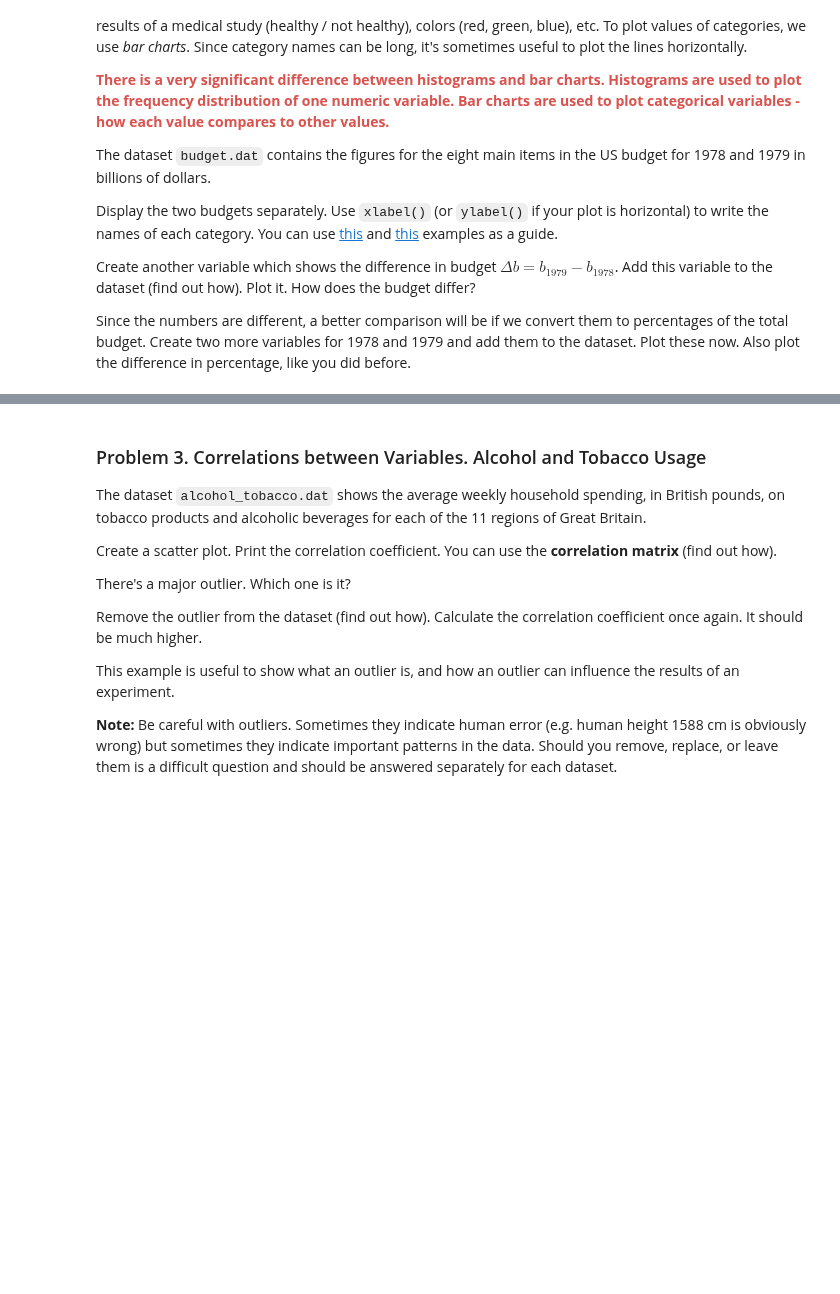
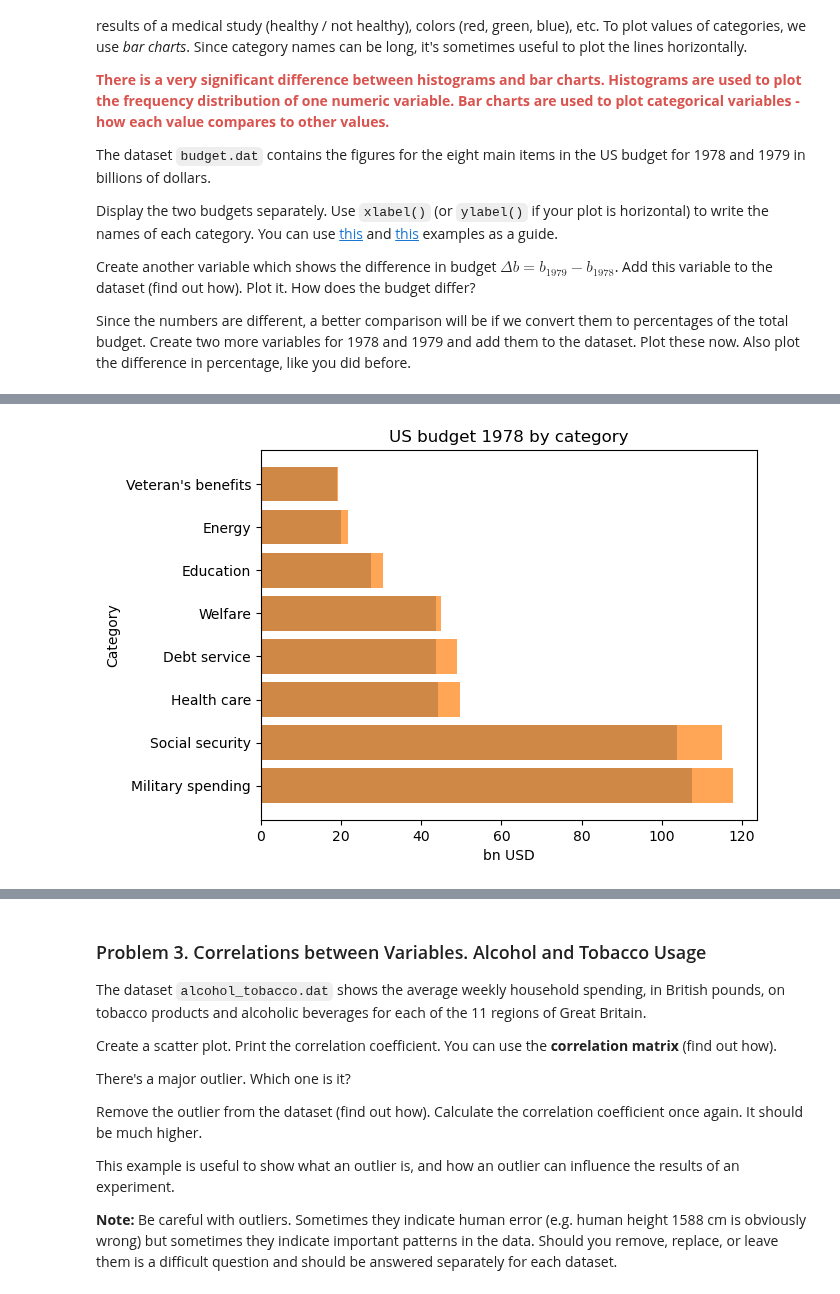
Before and after one commit to mi6oo6im/ml_math_for_devs, a Jupyter notebook: 12. Exercise Statistics/Statistics Exercise.ipynb, the cells around one changed output, grey strips where cells are left out. Saved outputs shown, nothing was run; the diff lists cells and outputs as text; code cells hidden in the pictures; blank space fills up the shorter version.

```diff
--- a/12. Exercise Statistics/Statistics Exercise.ipynb
+++ b/12. Exercise Statistics/Statistics Exercise.ipynb
@@ -144,0 +188,9 @@ Since the numbers are different, a better comparison will be if we convert them
+# %%
+plt.barh(budget_df['Category'], budget_df['1978'], alpha = 0.7)
+plt.barh(budget_df['Category'], budget_df['1979'], alpha = 0.7)
+plt.title('US budget 1978 by category')
+plt.xlabel('bn USD')
+plt.ylabel('Category')
+plt.show()
+# %% [output]
+[figure, added]
```
Also changed, not shown: parts of 11 cells of this notebook.
